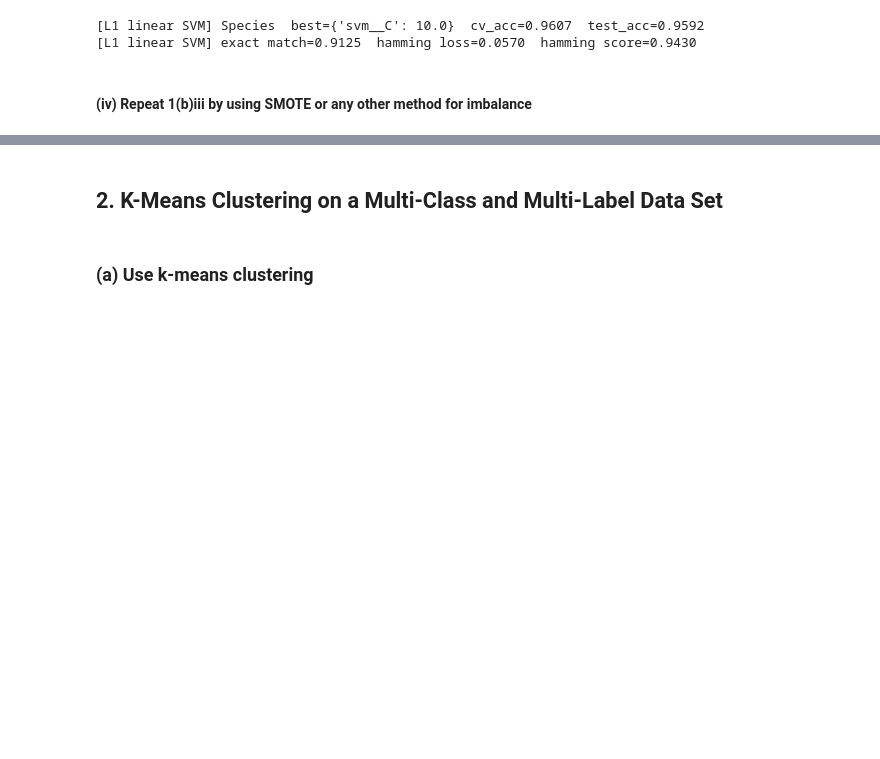
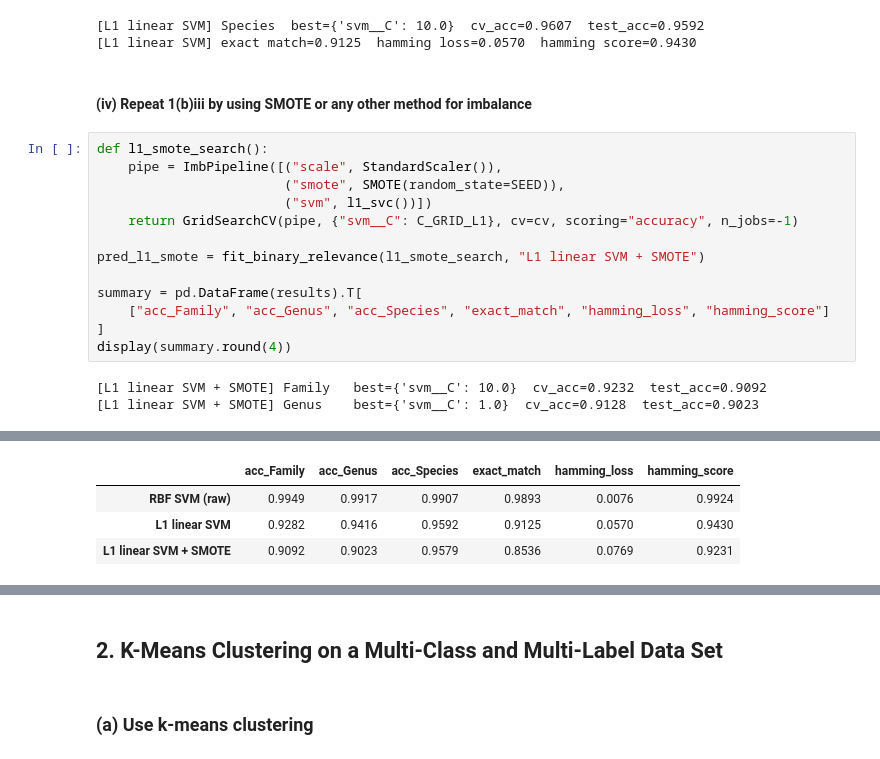
Before and after one commit to rbatra02/DSCI552, a Jupyter notebook: HW7/notebook/Batra_Raghav_HW7.ipynb, the cells around one changed output, grey strips where cells are left out. Drawn from its saved outputs; the diff is of its cells as text; blank space fills up the shorter version.

```diff
--- a/HW7/notebook/Batra_Raghav_HW7.ipynb
+++ b/HW7/notebook/Batra_Raghav_HW7.ipynb
@@ -165,3 +165,19 @@ pred_l1 = fit_binary_relevance(l1_search, "L1 linear SVM")
 [L1 linear SVM] exact match=0.9125  hamming loss=0.0570  hamming score=0.9430
 # %% [markdown]
 #### (iv) Repeat 1(b)iii by using SMOTE or any other method for imbalance
+# %%
+def l1_smote_search():
+    pipe = ImbPipeline([("scale", StandardScaler()),
+                        ("smote", SMOTE(random_state=SEED)),
+                        ("svm", l1_svc())])
+    return GridSearchCV(pipe, {"svm__C": C_GRID_L1}, cv=cv, scoring="accuracy", n_jobs=-1)
+
+pred_l1_smote = fit_binary_relevance(l1_smote_search, "L1 linear SVM + SMOTE")
+
+summary = pd.DataFrame(results).T[
+    ["acc_Family", "acc_Genus", "acc_Species", "exact_match", "hamming_loss", "hamming_score"]
+]
+display(summary.round(4))
+# %% [output]
+[L1 linear SVM + SMOTE] Family   best={'svm__C': 10.0}  cv_acc=0.9232  test_acc=0.9092
+[L1 linear SVM + SMOTE] Genus    best={'svm__C': 1.0}  cv_acc=0.9128  test_acc=0.9023
@@ -168 +186,5 @@ pred_l1 = fit_binary_relevance(l1_search, "L1 linear SVM")
+|  | acc_Family | acc_Genus | acc_Species | exact_match | hamming_loss | hamming_score |
+| RBF SVM (raw) | 0.9949 | 0.9917 | 0.9907 | 0.9893 | 0.0076 | 0.9924 |
+| L1 linear SVM | 0.9282 | 0.9416 | 0.9592 | 0.9125 | 0.0570 | 0.9430 |
+| L1 linear SVM + SMOTE | 0.9092 | 0.9023 | 0.9579 | 0.8536 | 0.0769 | 0.9231 |
 # %%
```
Also changed, not shown: parts of 6 cells of this notebook.
